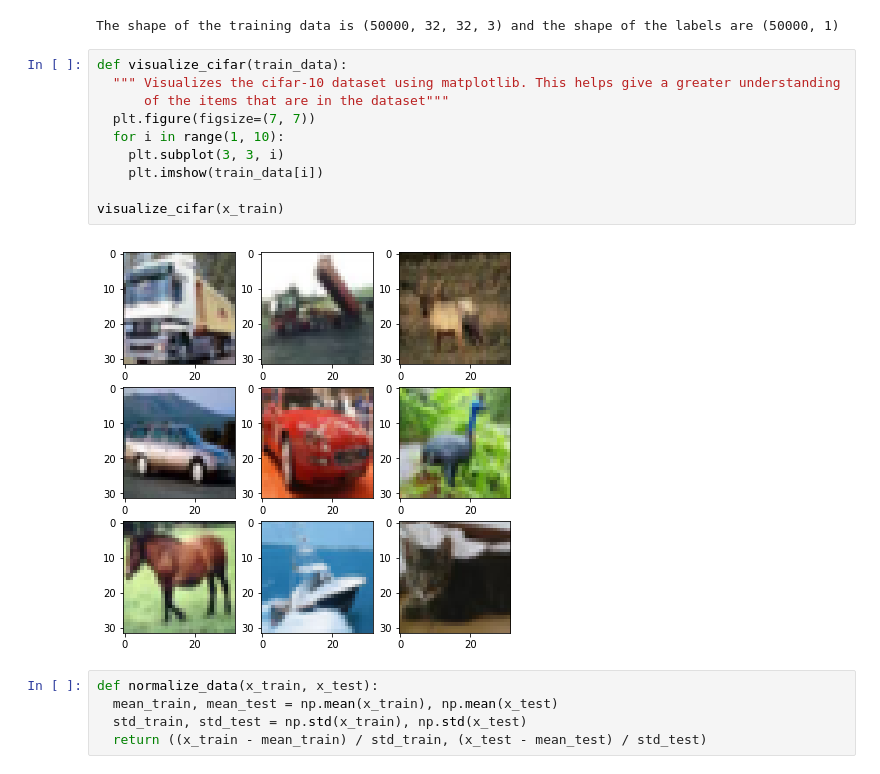
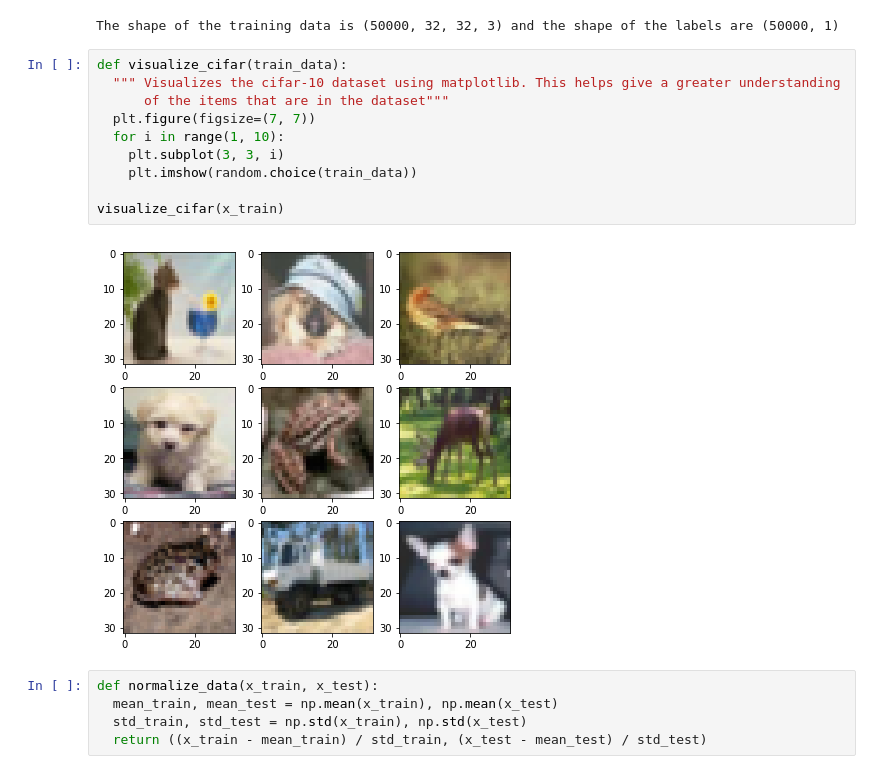
Before and after one commit to AstroNoodles/Mini-Projects, a Jupyter notebook: Parallel_Sync_CNN_Research.ipynb, the cells around one changed output. Cells and saved outputs as stored; diff of their text form.

```diff
--- a/Parallel_Sync_CNN_Research.ipynb
+++ b/Parallel_Sync_CNN_Research.ipynb
@@ -56,15 +39,15 @@ The shape of the training data is (50000, 32, 32, 3) and the shape of the labels
 # %%
 def visualize_cifar(train_data):
   """ Visualizes the cifar-10 dataset using matplotlib. This helps give a greater understanding
       of the items that are in the dataset"""
   plt.figure(figsize=(7, 7))
   for i in range(1, 10):
     plt.subplot(3, 3, i)
-    plt.imshow(train_data[i])
+    plt.imshow(random.choice(train_data))
 
 visualize_cifar(x_train)
 # %% [output]
-[figure, old version]
+[figure, new version]
 # %%
 def normalize_data(x_train, x_test):
   mean_train, mean_test = np.mean(x_train), np.mean(x_test)
```
Also changed, not shown: parts of 9 cells of this notebook.
